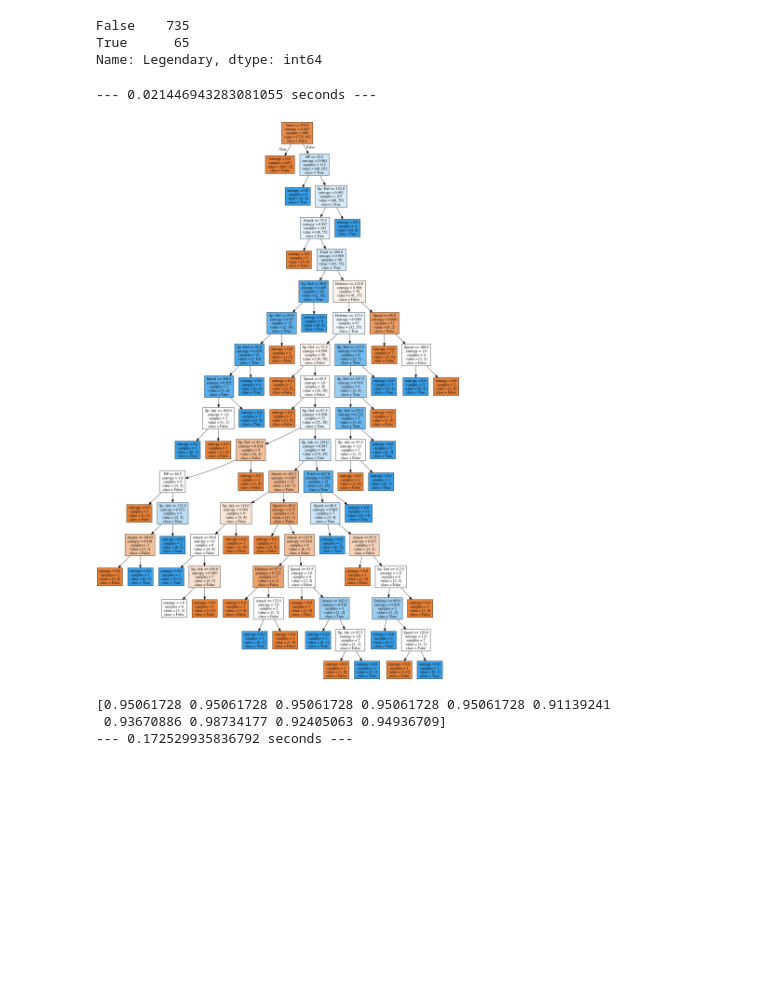
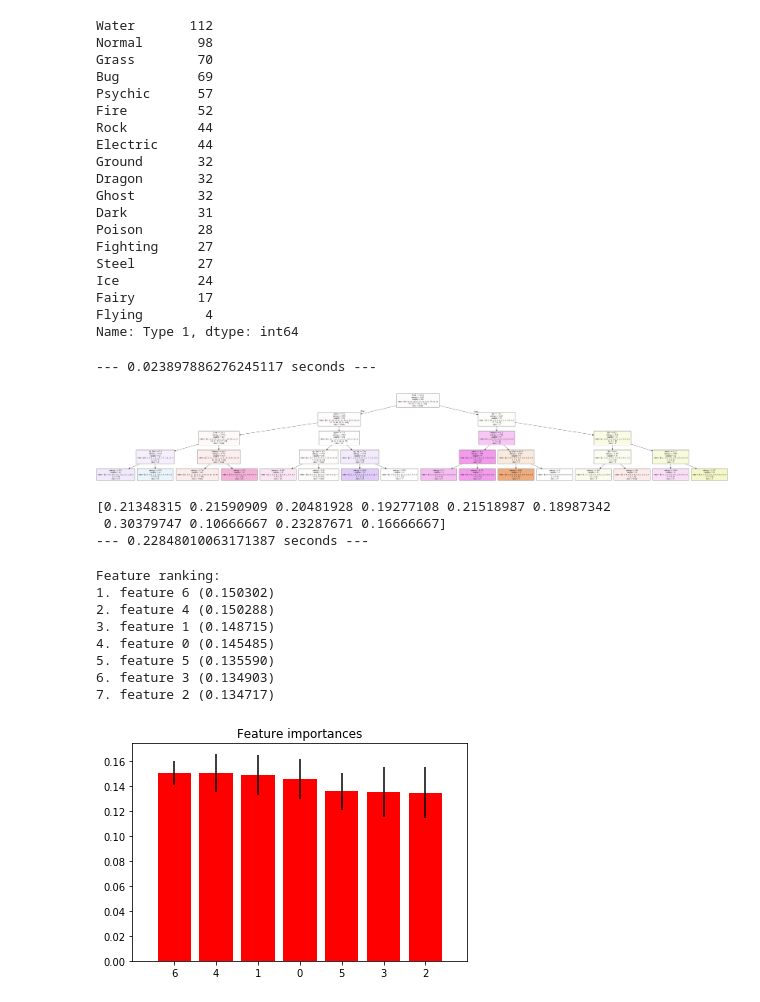
Before and after one commit to micsab/thinkful_files, a Jupyter notebook: unit_3/lesson_2/random_forest_challenge.ipynb, the cells around one changed output. Saved outputs shown, nothing was run; the diff lists cells and outputs as text; code cells hidden in the pictures; blank space fills up the shorter version.

```diff
--- a/unit_3/lesson_2/random_forest_challenge.ipynb
+++ b/unit_3/lesson_2/random_forest_challenge.ipynb
@@ -15,41 +15,58 @@ poke.head()
 | 3 | 3 | VenusaurMega Venusaur | Grass | Poison | 625 | 80 | 100 | 123 | 122 | 120 | 80 | ... |
 | 4 | 4 | Charmander | Fire | NaN | 309 | 39 | 52 | 43 | 60 | 50 | 65 | ... |
 # %%
-poke['Legendary'].value_counts()
+poke['Type 1'].value_counts()
 # %% [output]
-False    735
-True      65
-Name: Legendary, dtype: int64
+Water       112
+Normal       98
+Grass        70
+Bug          69
+Psychic      57
+Fire         52
+Rock         44
+Electric     44
+Ground       32
+Dragon       32
+Ghost        32
+Dark         31
+Poison       28
+Fighting     27
+Steel        27
+Ice          24
+Fairy        17
+Flying        4
+Name: Type 1, dtype: int64
 # %%
 from sklearn import tree
 from IPython.display import Image
 
 import pydotplus
 import graphviz
 import time
 
 X = poke[['Total', 'HP', 'Attack', 'Defense', 'Sp. Atk', 'Sp. Def', 'Speed']]
-Y = poke['Legendary']
+Y = poke['Type 1']
 
 start_time = time.time()
 decision_tree = tree.DecisionTreeClassifier(
     criterion='entropy',
-    max_features=1
+    max_features=1,
+    max_depth=4
 )
 decision_tree.fit(X, Y)
 
 dot_data = tree.export_graphviz(
     decision_tree, out_file=None,
     feature_names=X.columns,
-    class_names=['False', 'True'],
+    class_names=['1', '2', '3', '4', '5', '6', '7', '8', '9', '10', '11', '12', '13', '14', '15', '16', '17', 'Water'],
     filled=True
 )
 print("--- %s seconds ---" % (time.time() - start_time))
 graph = pydotplus.graph_from_dot_data(dot_data)
 Image(graph.create_png())
 # %% [output]
---- 0.021446943283081055 seconds ---
+--- 0.023897886276245117 seconds ---
-[figure, old version]
+[figure, new version]
 # %%
 from sklearn import ensemble
 from sklearn.model_selection import cross_val_score
@@ -59,6 +76,38 @@ rfc = ensemble.RandomForestClassifier()
 print(cross_val_score(rfc, X, Y, cv=10))
 print("--- %s seconds ---" % (time.time() - start_time))
 # %% [output]
-[0.95061728 0.95061728 0.95061728 0.95061728 0.95061728 0.91139241
- 0.93670886 0.98734177 0.92405063 0.94936709]
---- 0.172529935836792 seconds ---
+[0.21348315 0.21590909 0.20481928 0.19277108 0.21518987 0.18987342
+ 0.30379747 0.10666667 0.23287671 0.16666667]
+--- 0.22848010063171387 seconds ---
+# %%
+rfc.fit(X, Y)
+
+importances = rfc.feature_importances_
+std = np.std([tree.feature_importances_ for tree in rfc.estimators_],
+             axis=0)
+indices = np.argsort(importances)[::-1]
+
+# Print the feature ranking
+print("Feature ranking:")
+
+for f in range(X.shape[1]):
+    print("%d. feature %d (%f)" % (f + 1, indices[f], importances[indices[f]]))
+
+# Plot the feature importances of the forest
+plt.figure()
+plt.title("Feature importances")
+plt.bar(range(X.shape[1]), importances[indices],
+       color="r", yerr=std[indices], align="center")
+plt.xticks(range(X.shape[1]), indices)
+plt.xlim([-1, X.shape[1]])
+plt.show()
+# %% [output]
+Feature ranking:
+1. feature 6 (0.150302)
+2. feature 4 (0.150288)
+3. feature 1 (0.148715)
+4. feature 0 (0.145485)
+5. feature 5 (0.135590)
+6. feature 3 (0.134903)
+7. feature 2 (0.134717)
+[figure, added]
```
Also changed, not shown: 1 other file.
